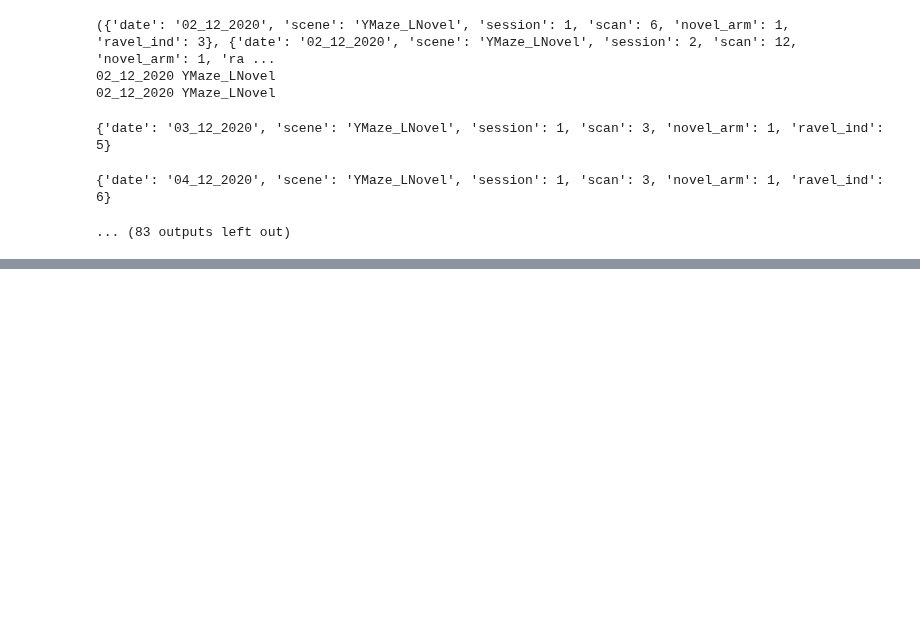
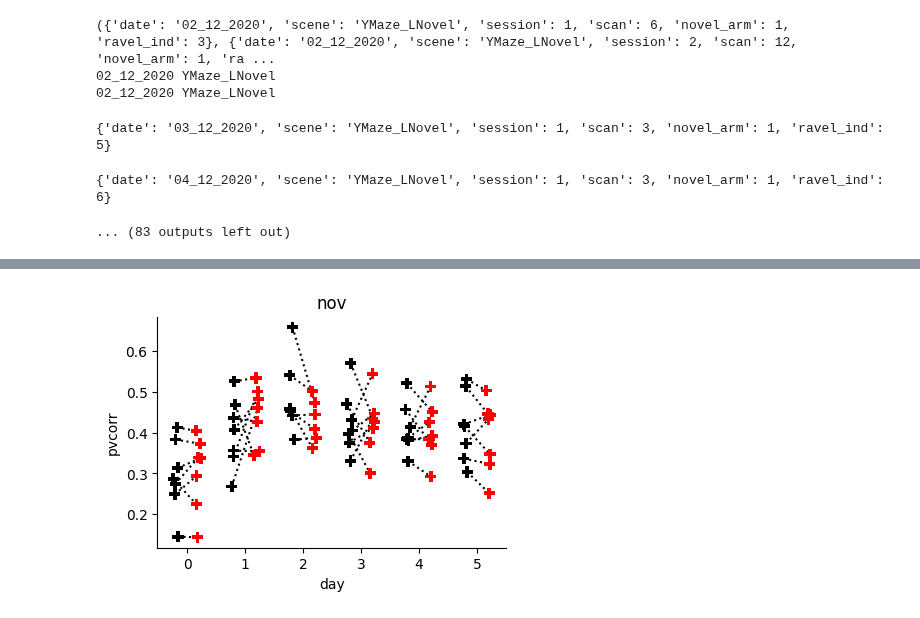
Before and after one commit to GiocomoLab/STX3KO_analyses, a Jupyter notebook: notebooks/supp_figs/fig_s5_placecellstats/pv_corr.ipynb, the cells around one changed output, grey strips where cells are left out. Cells and saved outputs as stored; diff of their text form; code cells hidden in the pictures; blank space fills up the shorter version.

```diff
--- a/notebooks/supp_figs/fig_s5_placecellstats/pv_corr.ipynb
+++ b/notebooks/supp_figs/fig_s5_placecellstats/pv_corr.ipynb
@@ -162,0 +399,29 @@ df = pd.DataFrame(rows)
+# %%
+fig, ax = plt.subplots( figsize=[4.5,3])
+
+
+sns.stripplot(
+    data=tmp_df,
+    x='day',
+    y='pvcorr',
+    hue='chan',
+    dodge=True,
+    ax=ax,
+    palette=['black','red'],
+    hue_order=['channel_1','channel_0'],
+    alpha=1., legend=False, marker=marker, s=s,
+)
+
+
+ax.set_title(ttype)
+for d in range(0,12,2):
+    for (x0, y0), (x1, y1) in zip(ax.collections[d].get_offsets(), ax.collections[d+1].get_offsets()):
+        ax.plot([x0, x1], [y0, y1], color='black', ls=':', zorder=0)
+
+
+ax.spines['top'].set_visible(False)
+ax.spines['right'].set_visible(False)
+
+fig.savefig(figdir / "sparse_acrossttype_pvcorr_v_days.pdf")
+# %% [output]
+[figure, added]
```
Also changed, not shown: parts of 8 cells of this notebook.
